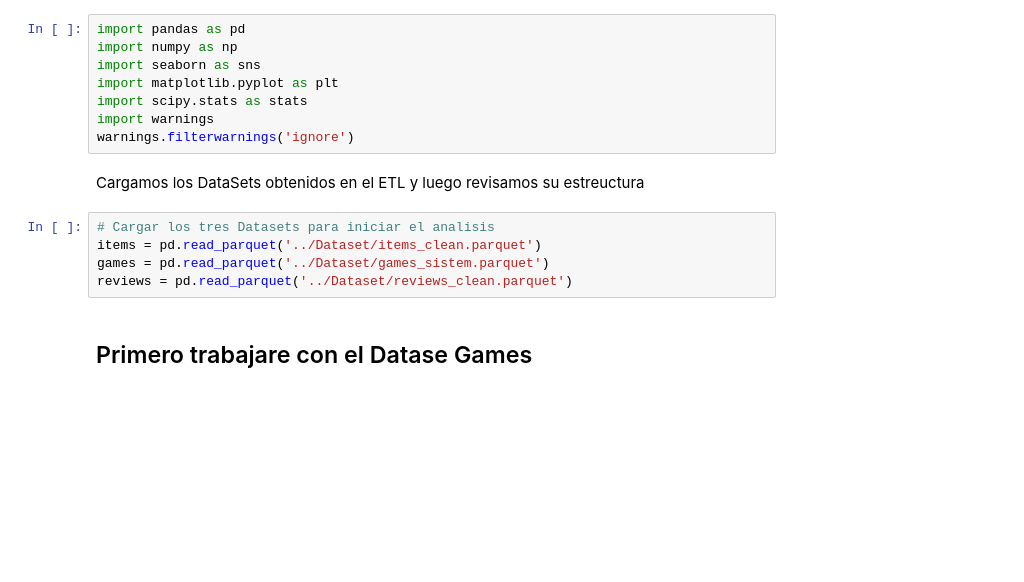
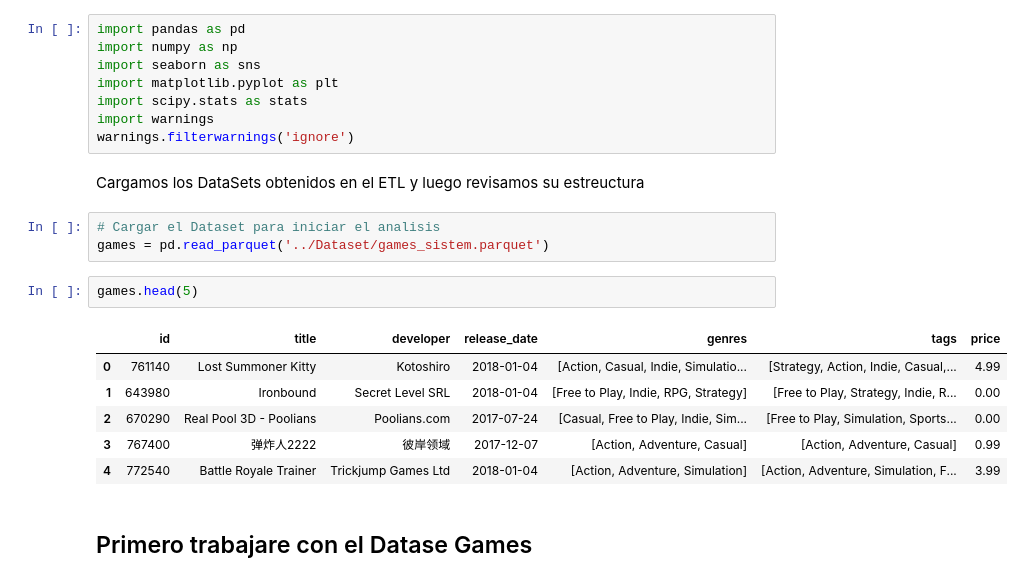
Before and after one commit to facu-corvalan/PI_ML_OPS, a Jupyter notebook: EDA/EDA.ipynb, the cells around one changed output. Cells and saved outputs as stored; diff of their text form; blank space fills up the shorter version.

```diff
--- a/EDA/EDA.ipynb
+++ b/EDA/EDA.ipynb
@@ -11,10 +11,17 @@ warnings.filterwarnings('ignore')
 # %% [markdown]
 Cargamos los DataSets obtenidos en el ETL y luego revisamos su estreuctura
 # %%
-# Cargar los tres Datasets para iniciar el analisis
-items = pd.read_parquet('../Dataset/items_clean.parquet')
+# Cargar el Dataset para iniciar el analisis
 games = pd.read_parquet('../Dataset/games_sistem.parquet')
-reviews = pd.read_parquet('../Dataset/reviews_clean.parquet')
+# %%
+games.head(5)
+# %% [output]
+|  | id | title | developer | release_date | genres | tags | price |
+| 0 | 761140 | Lost Summoner Kitty | Kotoshiro | 2018-01-04 | [Action, Casual, Indie, Simulatio... | [Strategy, Action, Indie, Casual,... | 4.99 |
+| 1 | 643980 | Ironbound | Secret Level SRL | 2018-01-04 | [Free to Play, Indie, RPG, Strategy] | [Free to Play, Strategy, Indie, R... | 0.00 |
+| 2 | 670290 | Real Pool 3D - Poolians | Poolians.com | 2017-07-24 | [Casual, Free to Play, Indie, Sim... | [Free to Play, Simulation, Sports... | 0.00 |
+| 3 | 767400 | 弹炸人2222 | 彼岸领域 | 2017-12-07 | [Action, Adventure, Casual] | [Action, Adventure, Casual] | 0.99 |
+| 4 | 772540 | Battle Royale Trainer | Trickjump Games Ltd | 2018-01-04 | [Action, Adventure, Simulation] | [Action, Adventure, Simulation, F... | 3.99 |
 # %% [markdown]
 ## Primero trabajare con el Datase Games
 # %%
```
Also changed, not shown: parts of 4 cells of this notebook, 4 other files.
